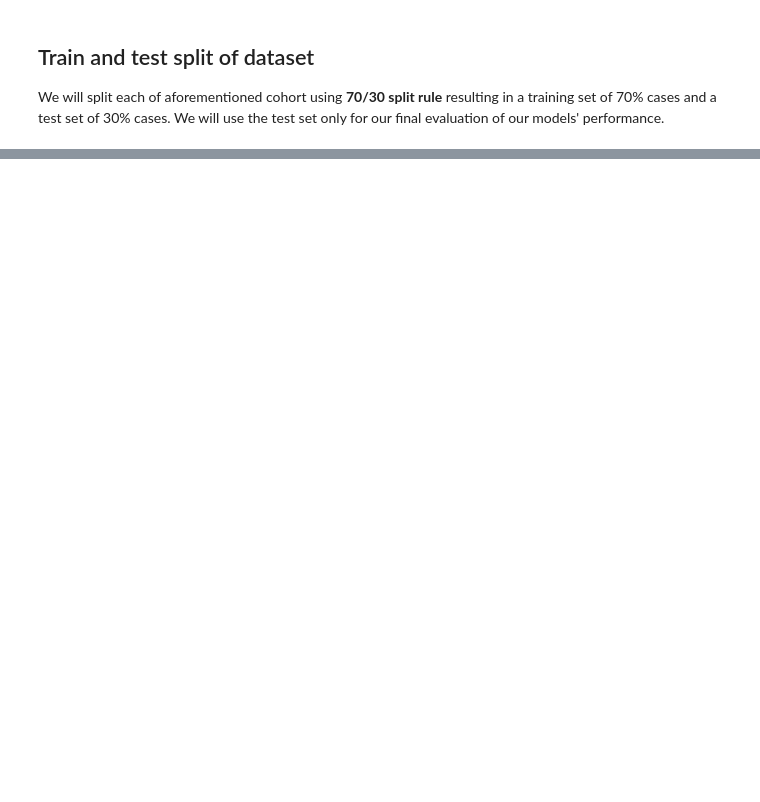
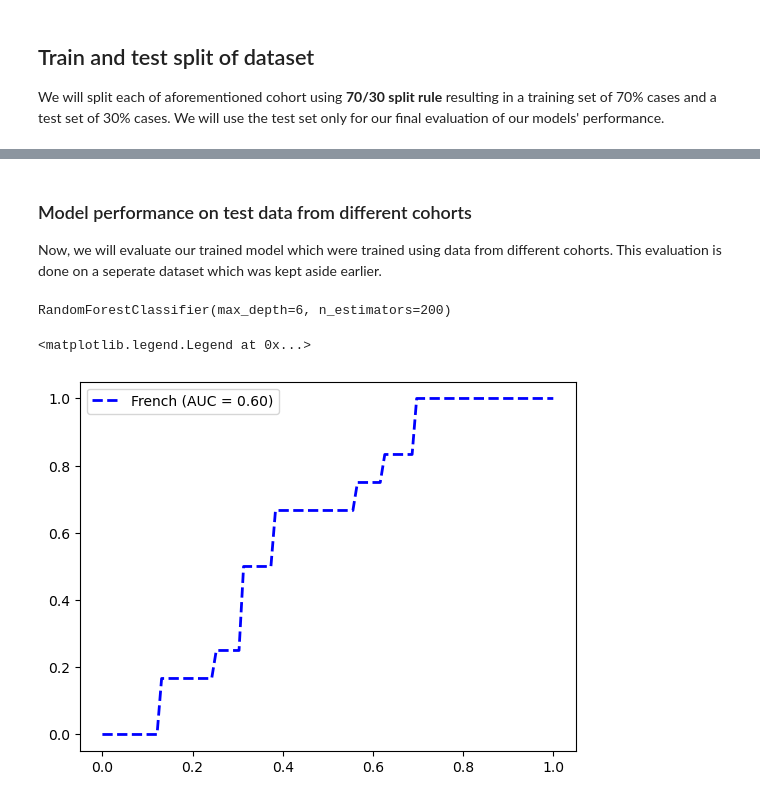
Before and after one commit to pankajchejara23/bioinformatics_book, a Jupyter notebook: chapter6.ipynb, the cells around one changed output, grey strips where cells are left out. Cells and saved outputs as stored; diff of their text form; code cells hidden in the pictures; blank space fills up the shorter version.

```diff
--- a/chapter6.ipynb
+++ b/chapter6.ipynb
@@ -685,5 +707,0 @@ species_colnames = [get_specific_label(item.strip(), 'species') for item in bact
-# %%
-meta = train_X_df[['age','gender','BMI']]
-
-train_X_df['age'] = pd.to_numeric(train_X_df['age'], errors='coerce')
-train_X_df['BMI'] = pd.to_numeric(train_X_df['BMI'], errors='coerce')
@@ -775,0 +1059,36 @@ AttributeError: 'MetaDataImputer' object has no attribute 'values'
+# %% [markdown]
+### Model performance on test data from different cohorts
+Now, we will evaluate our trained model which were trained using data from different cohorts. This evaluation is done on a seperate dataset which was kept aside earlier.
+# %%
+lg.fit(train_X, train_y)
+dt.fit(train_X, train_y)
+rf.fit(train_X, train_y)
+# %% [output]
+RandomForestClassifier(max_depth=6, n_estimators=200)
+# %%
+train_pre_X, train_y = prepare_dataset(train_X_df)
+
+combined_features.fit(train_pre_X, train_y)
+
+train_X = combined_features.transform(train_pre_X)
+# %%
+from sklearn.metrics import RocCurveDisplay
+
+estimator = lg
+
+mean_fpr = np.linspace(0, 1, 100)
+cn_test_set = test_X_df.loc[test_X_df['country']=='ITA',:]
+cn_test_pre_X, cn_test_y = prepare_dataset(cn_test_set)
+cn_test_X = combined_features.transform(cn_test_pre_X)
+y_prob = estimator.predict_proba(cn_test_X)
+fpr, tpr, _ = roc_curve(cn_test_y, y_prob[:,1])
+roc_auc = auc(fpr, tpr)
+interp_tpr = np.interp(mean_fpr, fpr, tpr)
+interp_tpr[0] = 0.0
+
+# Plot the mean ROC curve
+plt.plot(mean_fpr, interp_tpr, color='blue', linestyle='--', lw=2, label=f'French (AUC = {roc_auc:.2f})')
+plt.legend()
+# %% [output]
+<matplotlib.legend.Legend at 0x...>
+[figure, added]
```
Also changed, not shown: parts of 37 cells of this notebook, 35 other files.
